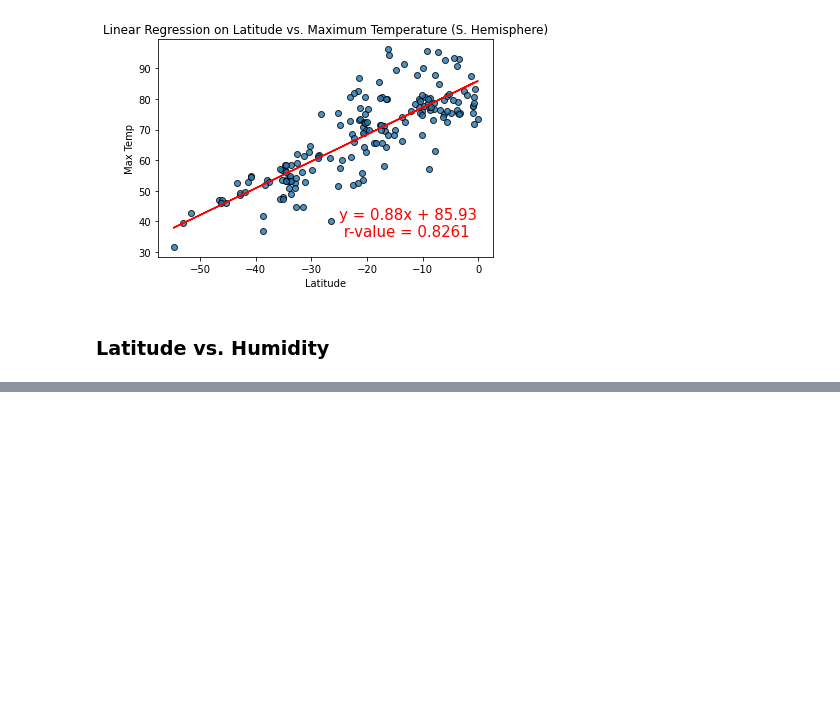
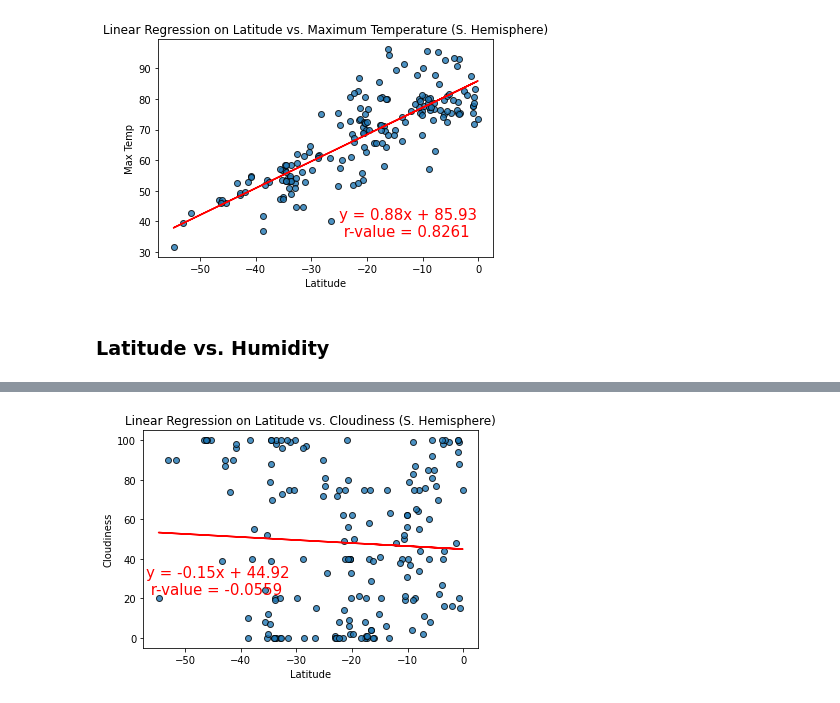
Before and after one commit to aembrt/weather-vacation, a Jupyter notebook: Weather.ipynb, the cells around one changed output, grey strips where cells are left out. Saved outputs shown, nothing was run; the diff lists cells and outputs as text; code cells hidden in the pictures; blank space fills up the shorter version.

```diff
--- a/Weather.ipynb
+++ b/Weather.ipynb
@@ -337,0 +360,10 @@ plot_linear_regression(x_values, y_values,
+# %%
+# Linear regression on Southern Hemisphere
+x_values = south_hemi_df['Lat']
+y_values = south_hemi_df['Cloudiness']
+# Perform linear regression and plot with function
+plot_linear_regression(x_values, y_values,
+                      "Linear Regression on Latitude vs. Cloudiness (S. Hemisphere)",
+                      "Cloudiness", (-57, 22))
+# %% [output]
+[figure, added]
```
Also changed, not shown: parts of 7 cells of this notebook.
